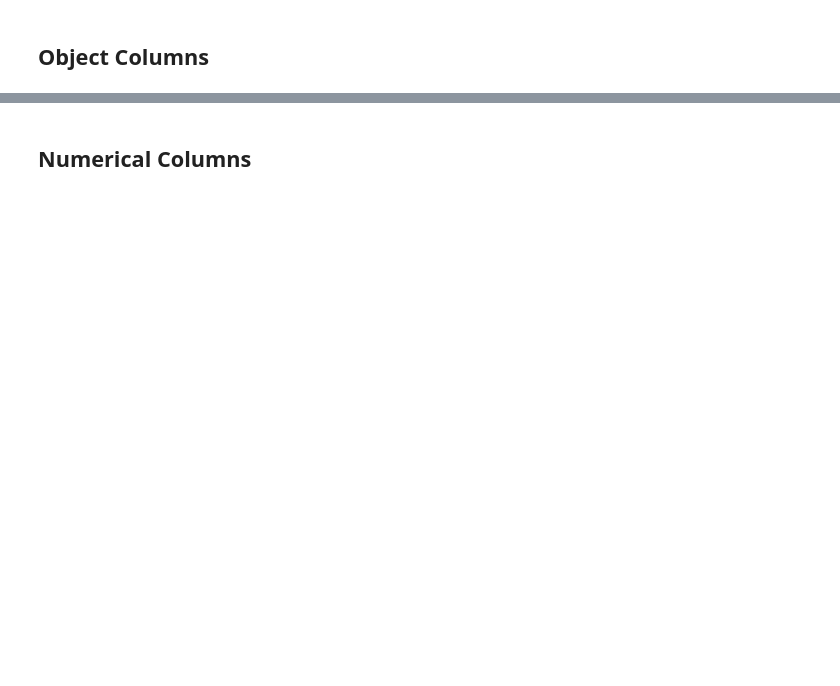
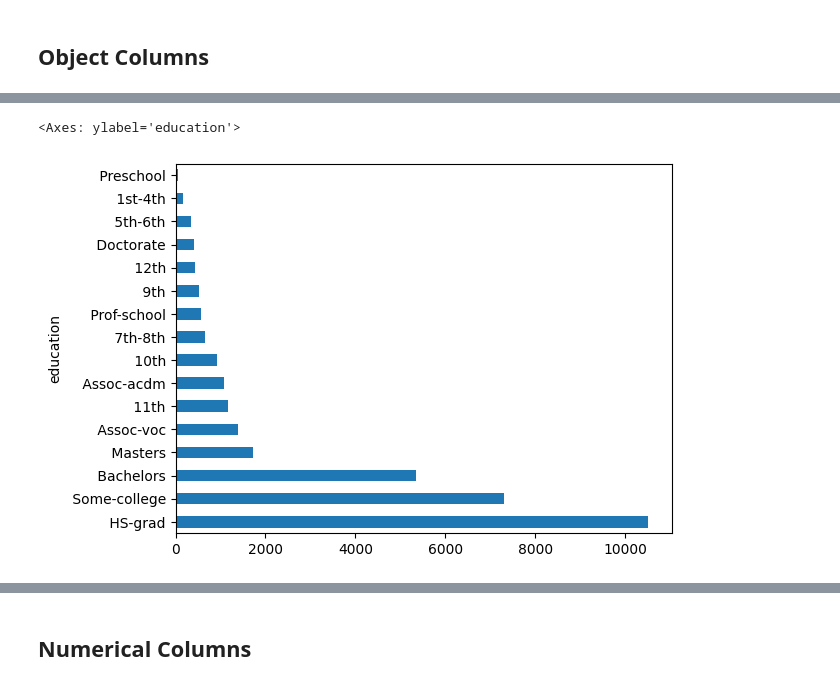
Before and after one commit to thecircuitproject/data-science-jumpstart-with-10-projects-course, a Jupyter notebook: notebooks/02-Income.ipynb, the cells around one changed output, grey strips where cells are left out. Cells and saved outputs as stored; diff of their text form; code cells hidden in the pictures; blank space fills up the shorter version.

```diff
--- a/notebooks/02-Income.ipynb
+++ b/notebooks/02-Income.ipynb
@@ -228,5 +274,12 @@ df.select_dtypes('string')  # object in Pandas 1.x
 # %%
-df.education.value_counts().plot.barh()
+(df
+ .education
+ .value_counts()
+ .plot.barh()
+)
+# %% [output]
+<Axes: ylabel='education'>
+[figure, added]
 # %%
 # Filter columns
 (df
```
Also changed, not shown: parts of 18 cells of this notebook, 1 other file.
